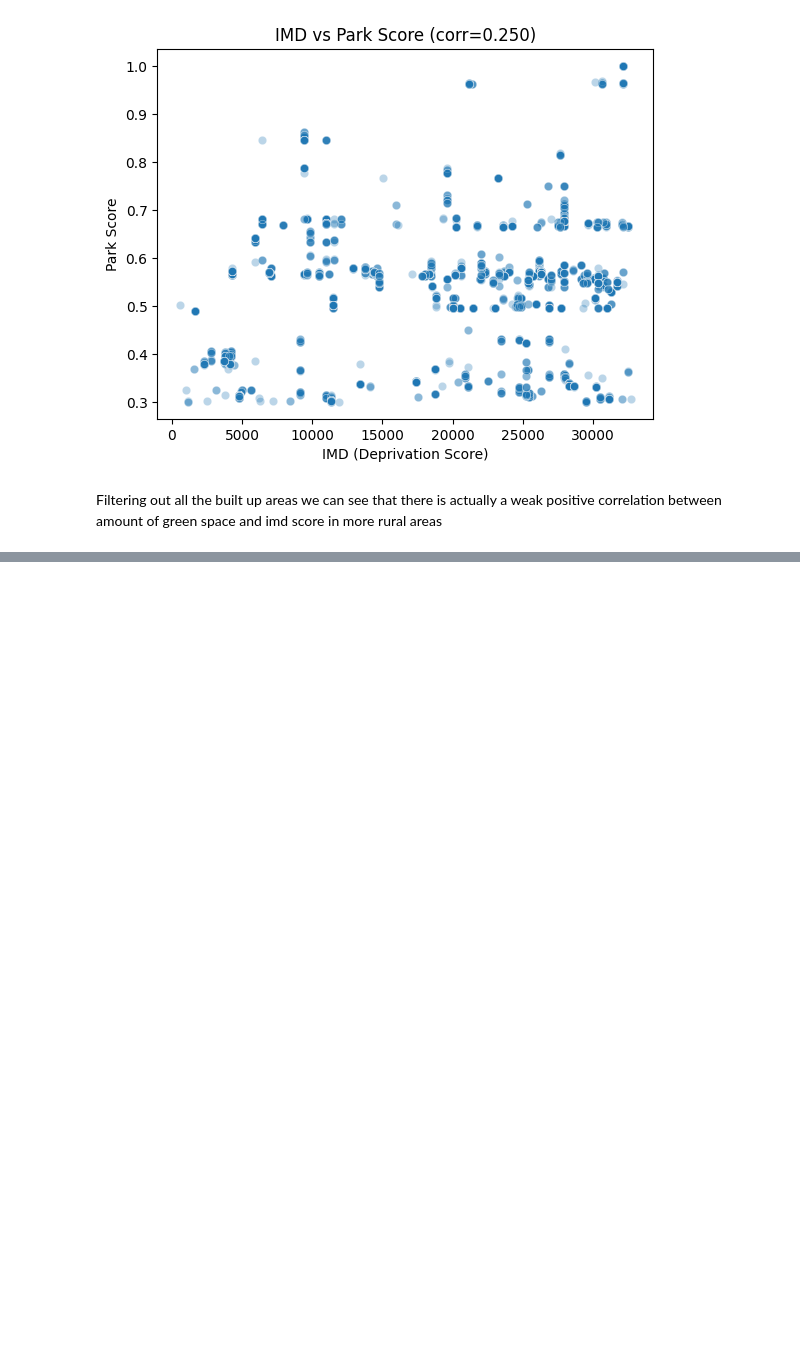
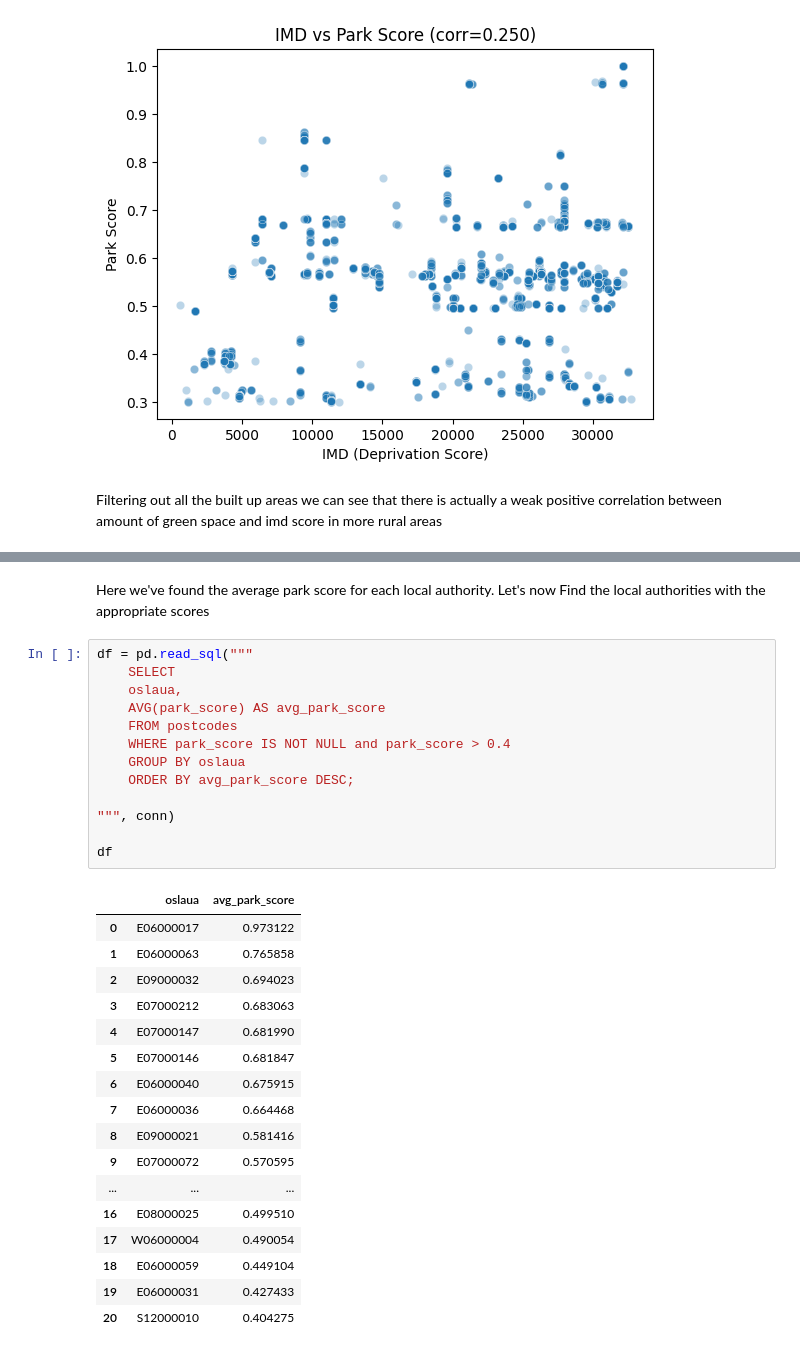
Before and after one commit to moulson/loam, a Jupyter notebook: notebooks/analysis.ipynb, the cells around one changed output, grey strips where cells are left out. Cells and saved outputs as stored; diff of their text form; blank space fills up the shorter version.

```diff
--- a/notebooks/analysis.ipynb
+++ b/notebooks/analysis.ipynb
@@ -344,0 +375,33 @@ Filtering out all the built up areas we can see that there is actually a weak po
+# %% [markdown]
+Here we've found the average park score for each local authority. Let's now Find the local authorities with the appropriate scores
+# %%
+df = pd.read_sql("""
+    SELECT
+    oslaua,
+    AVG(park_score) AS avg_park_score
+    FROM postcodes
+    WHERE park_score IS NOT NULL and park_score > 0.4
+    GROUP BY oslaua
+    ORDER BY avg_park_score DESC;
+
+""", conn)
+
+df
+# %% [output]
+|  | oslaua | avg_park_score |
+| 0 | E06000017 | 0.973122 |
+| 1 | E06000063 | 0.765858 |
+| 2 | E09000032 | 0.694023 |
+| 3 | E07000212 | 0.683063 |
+| 4 | E07000147 | 0.681990 |
+| 5 | E07000146 | 0.681847 |
+| 6 | E06000040 | 0.675915 |
+| 7 | E06000036 | 0.664468 |
+| 8 | E09000021 | 0.581416 |
+| 9 | E07000072 | 0.570595 |
+| ... | ... | ... |
+| 16 | E08000025 | 0.499510 |
+| 17 | W06000004 | 0.490054 |
+| 18 | E06000059 | 0.449104 |
+| 19 | E06000031 | 0.427433 |
+| 20 | S12000010 | 0.404275 |
```
Also changed, not shown: parts of 5 cells of this notebook.
